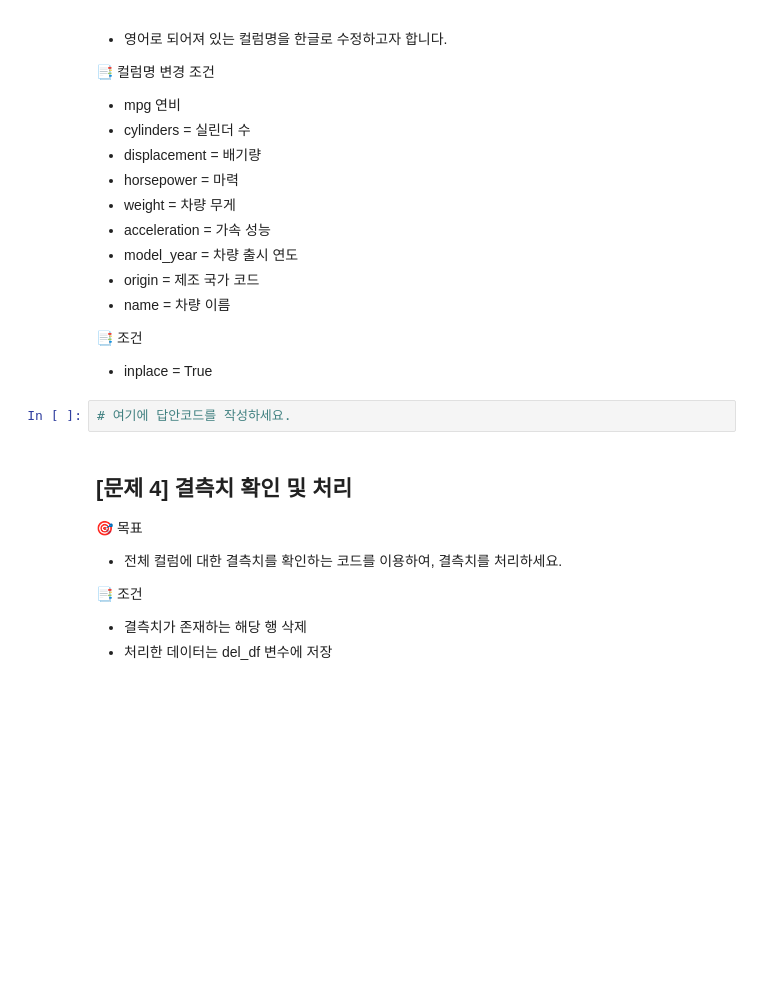
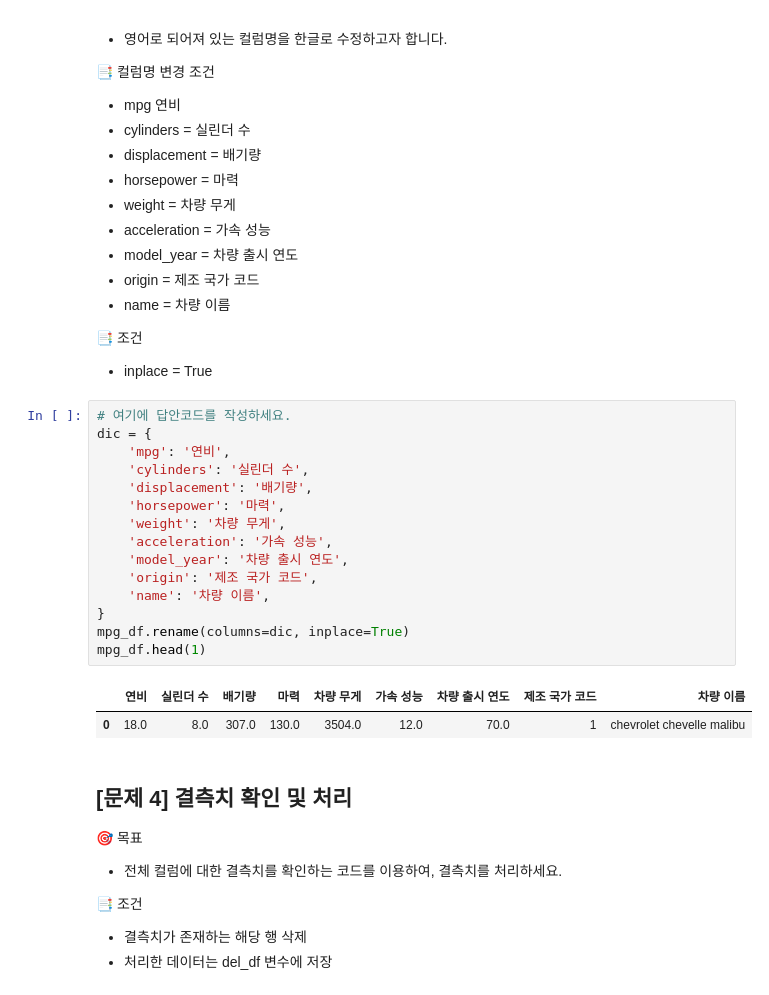
Before and after one commit to Sihyeon0123/AIVLE_School, a Jupyter notebook: AICE ASSOCIATE/2일차/8기_ASSO_과제6(차량 연비 예측).ipynb, the cells around one changed output. Cells and saved outputs as stored; diff of their text form; blank space fills up the shorter version.

```diff
--- a/AICE ASSOCIATE/2일차/8기_ASSO_과제6(차량 연비 예측).ipynb
+++ b/AICE ASSOCIATE/2일차/8기_ASSO_과제6(차량 연비 예측).ipynb
@@ -76,6 +81,22 @@ auto_mpg.xlsx 파일을 불러와 mpg_df 데이터프레임을 생성합니다.
 - inplace = True
 # %%
 # 여기에 답안코드를 작성하세요.
+dic = {
+    'mpg': '연비',
+    'cylinders': '실린더 수',
+    'displacement': '배기량',
+    'horsepower': '마력',
+    'weight': '차량 무게',
+    'acceleration': '가속 성능',
+    'model_year': '차량 출시 연도',
+    'origin': '제조 국가 코드',
+    'name': '차량 이름',
+}
+mpg_df.rename(columns=dic, inplace=True)
+mpg_df.head(1)
+# %% [output]
+|  | 연비 | 실린더 수 | 배기량 | 마력 | 차량 무게 | 가속 성능 | 차량 출시 연도 | 제조 국가 코드 | 차량 이름 |
+| 0 | 18.0 | 8.0 | 307.0 | 130.0 | 3504.0 | 12.0 | 70.0 | 1 | chevrolet chevelle malibu |
 # %% [markdown]
 ## [문제 4] 결측치 확인 및 처리
 
```
Also changed, not shown: parts of 7 cells of this notebook, 1 other file.
